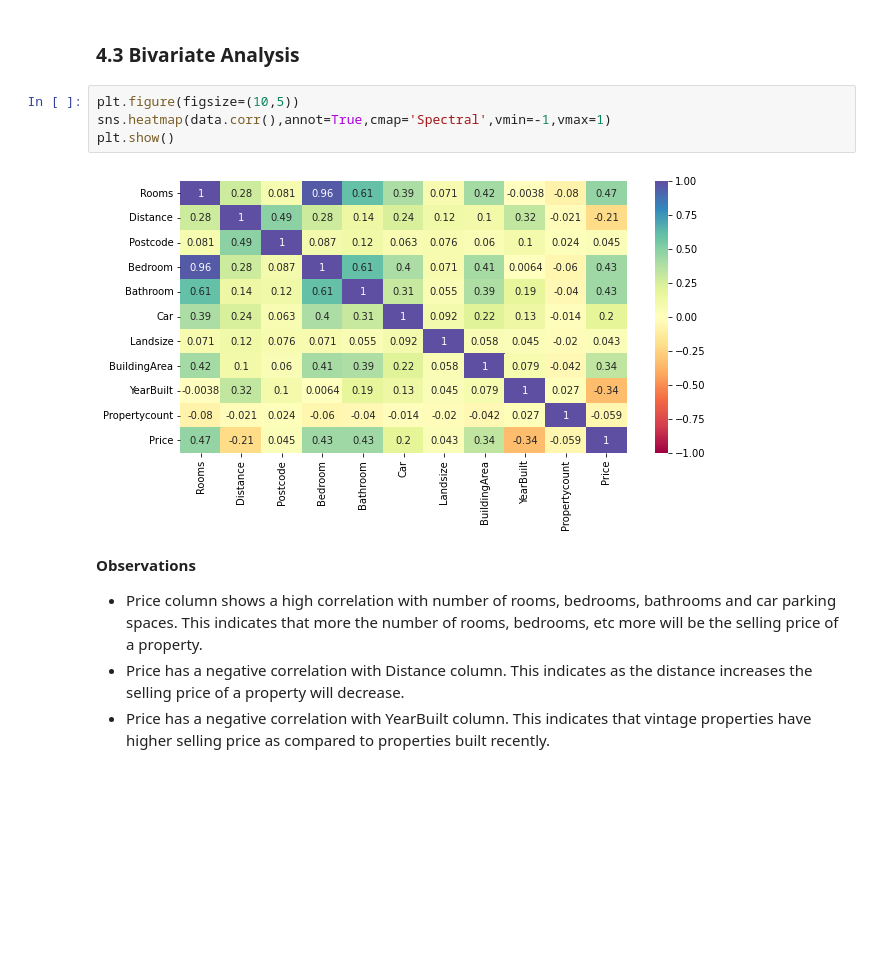
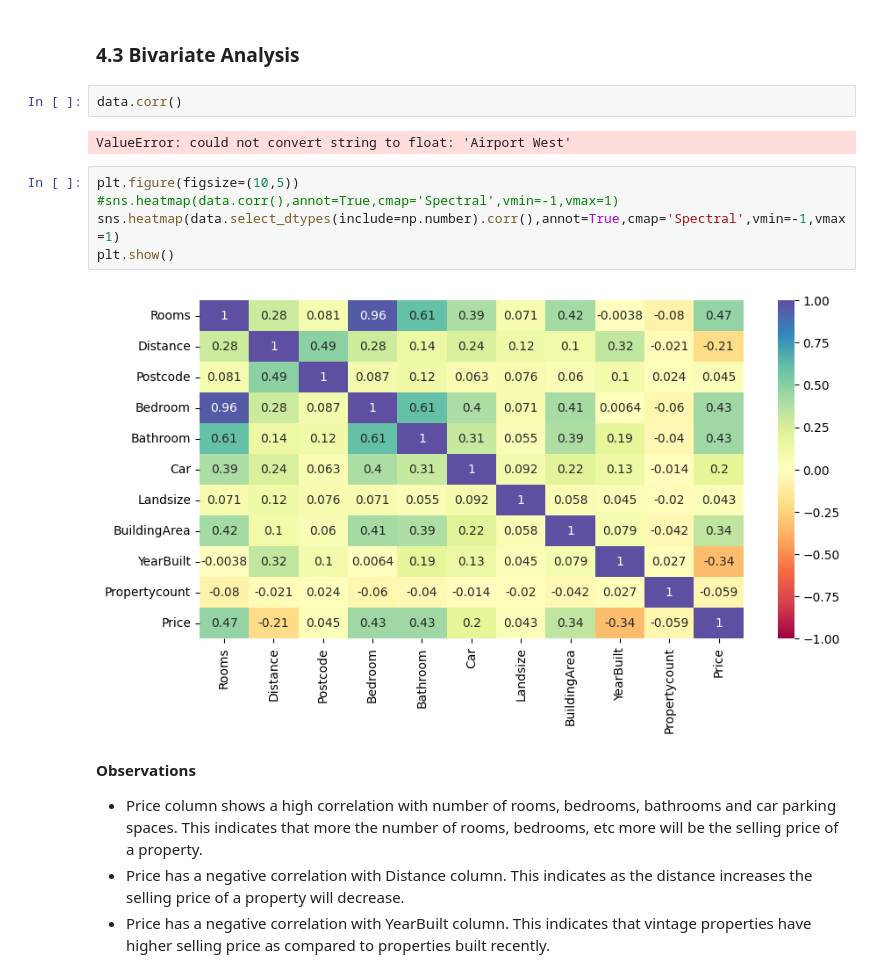
Before and after one commit to vivimtz888/python-statisticswk1, a Jupyter notebook: Hands_on_Notebook_ExploratoryDataAnalysis.ipynb, the cells around one changed output. Drawn from its saved outputs; the diff is of its cells as text; blank space fills up the shorter version.

```diff
--- a/Hands_on_Notebook_ExploratoryDataAnalysis.ipynb
+++ b/Hands_on_Notebook_ExploratoryDataAnalysis.ipynb
@@ -469,12 +470,17 @@ plt.show()
 * Southern and Northern Metropolitan have the most number of properties.
 # %% [markdown]
 ### 4.3 Bivariate Analysis
+# %%
+data.corr()
+# %% [output]
+ValueError: could not convert string to float: 'Airport West'
 # %%
 plt.figure(figsize=(10,5))
-sns.heatmap(data.corr(),annot=True,cmap='Spectral',vmin=-1,vmax=1)
+#sns.heatmap(data.corr(),annot=True,cmap='Spectral',vmin=-1,vmax=1)
+sns.heatmap(data.select_dtypes(include=np.number).corr(),annot=True,cmap='Spectral',vmin=-1,vmax=1)
 plt.show()
 # %% [output]
-[figure, old version]
+[figure, new version]
 # %% [markdown]
 **Observations**
 * Price column shows a high correlation with number of rooms, bedrooms, bathrooms and car parking spaces. This indicates that more the number of rooms, bedrooms, etc more will be the selling price of a property.
```
Also changed, not shown: parts of 45 cells of this notebook.
